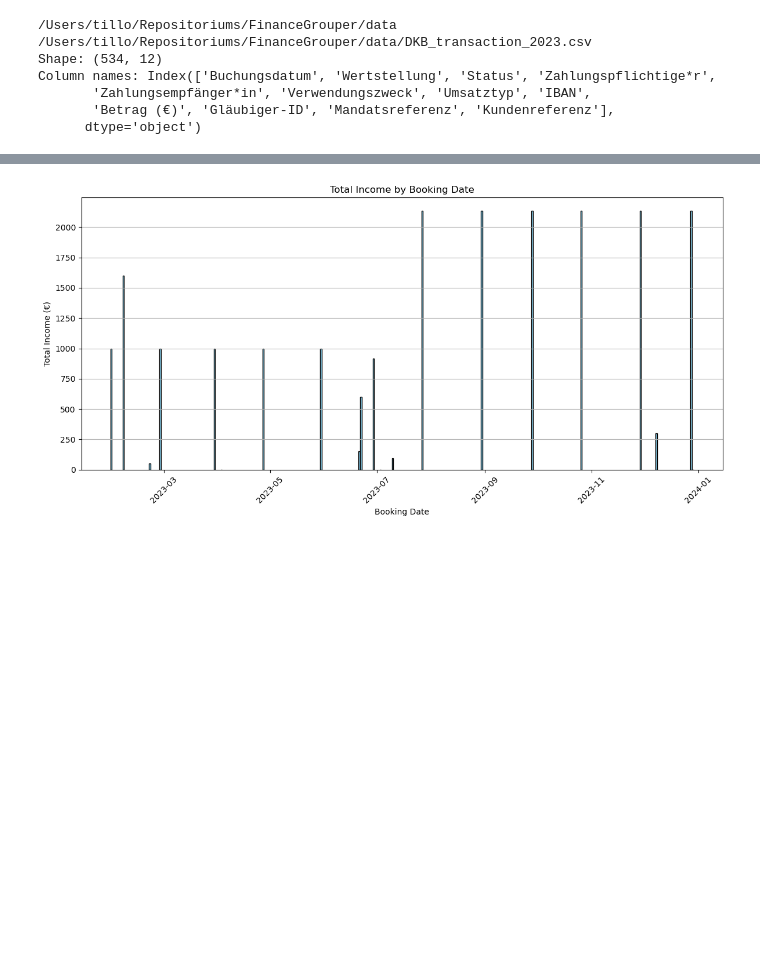
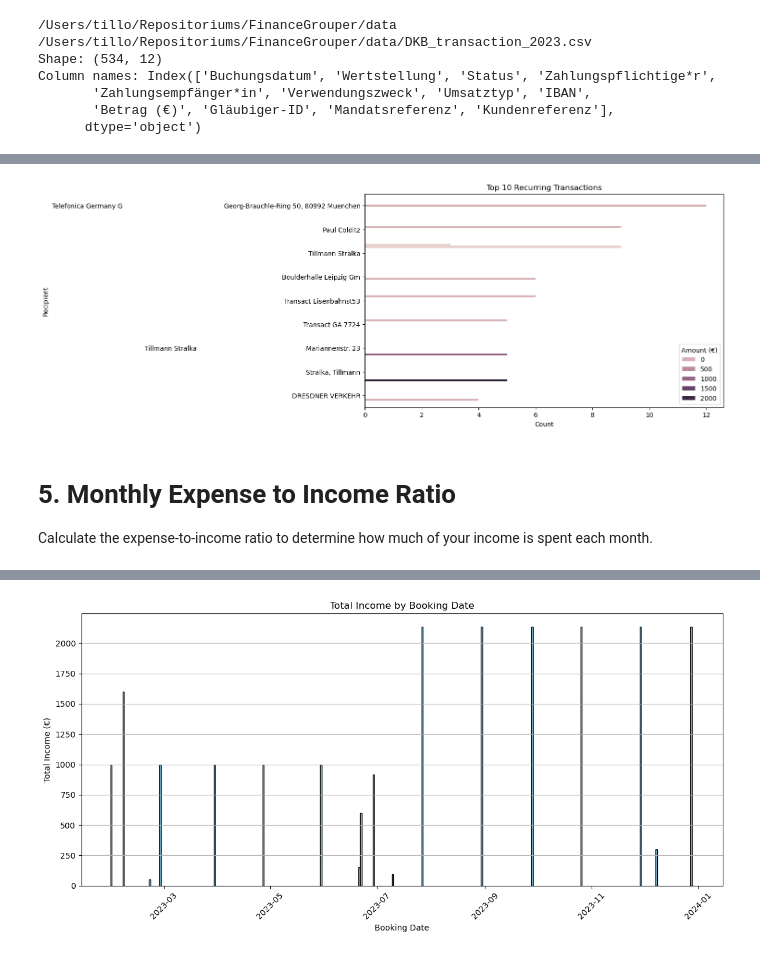
Before and after one commit to TilloStralka/FinanceGrouper, a Jupyter notebook: notebooks/FinanceTool.ipynb, the cells around one changed output, grey strips where cells are left out. Saved outputs shown, nothing was run; the diff lists cells and outputs as text; code cells hidden in the pictures; blank space fills up the shorter version.

```diff
--- a/notebooks/FinanceTool.ipynb
+++ b/notebooks/FinanceTool.ipynb
@@ -186,0 +317,21 @@ None
+# %%
+def detect_recurring_transactions(df):
+    # Find recurring transactions based on 'Zahlungsempfänger*in' and 'Betrag (€)'
+    recurring = df[df.duplicated(['Zahlungsempfänger*in', 'Betrag (€)'], keep=False)]
+
+    print("\nRecurring Transactions:")
+    print(recurring[['Buchungsdatum', 'Zahlungsempfänger*in', 'Betrag (€)', 'Verwendungszweck']])
+
+    # Summary of recurring transactions
+    recurring_summary = recurring.groupby(['Zahlungsempfänger*in', 'Betrag (€)']).size().reset_index(name='Count')
+    recurring_summary = recurring_summary.sort_values(by='Count', ascending=False)
+
+    print("\nSummary of Recurring Transactions:")
+    print(recurring_summary)
+
+    return recurring, recurring_summary
+
+
+# Call the function and display the first few rows of the recurring transactions
+recurring, recurring_summary = detect_recurring_transactions(df)
+recurring_summary.head()
@@ -186,0 +362,17 @@ None
+# %%
+def plot_recurring_summary(recurring_summary):
+    plt.figure(figsize=(10, 6))
+    sns.barplot(data=recurring_summary.head(10), x='Count', y='Zahlungsempfänger*in', hue='Betrag (€)')
+    plt.title('Top 10 Recurring Transactions')
+    plt.xlabel('Count')
+    plt.ylabel('Recipient')
+    plt.legend(title='Amount (€)')
+    plt.show()
+
+# Call the plotting function
+plot_recurring_summary(recurring_summary)
+# %% [output]
+[figure, added]
+# %% [markdown]
+# 5. Monthly Expense to Income Ratio
+Calculate the expense-to-income ratio to determine how much of your income is spent each month.
```
Also changed, not shown: parts of 41 cells of this notebook.
